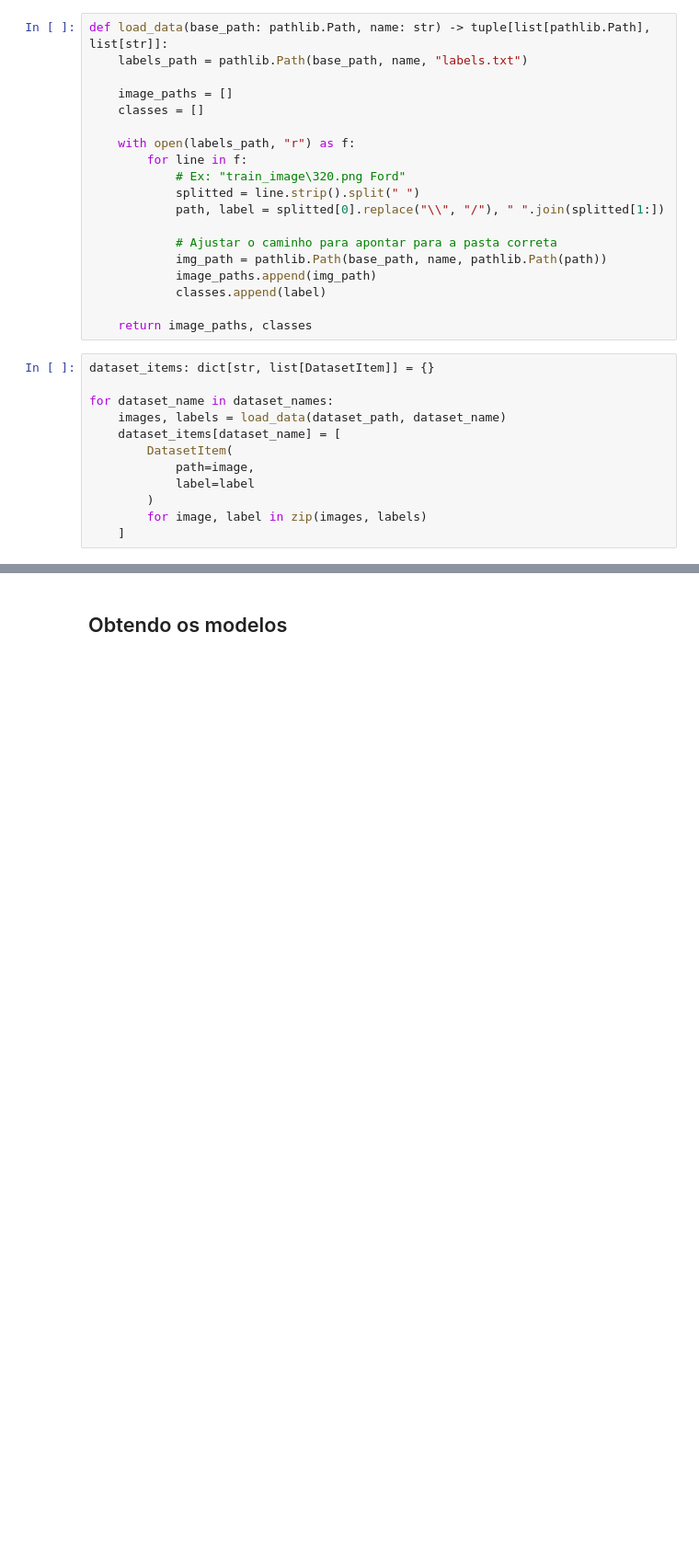
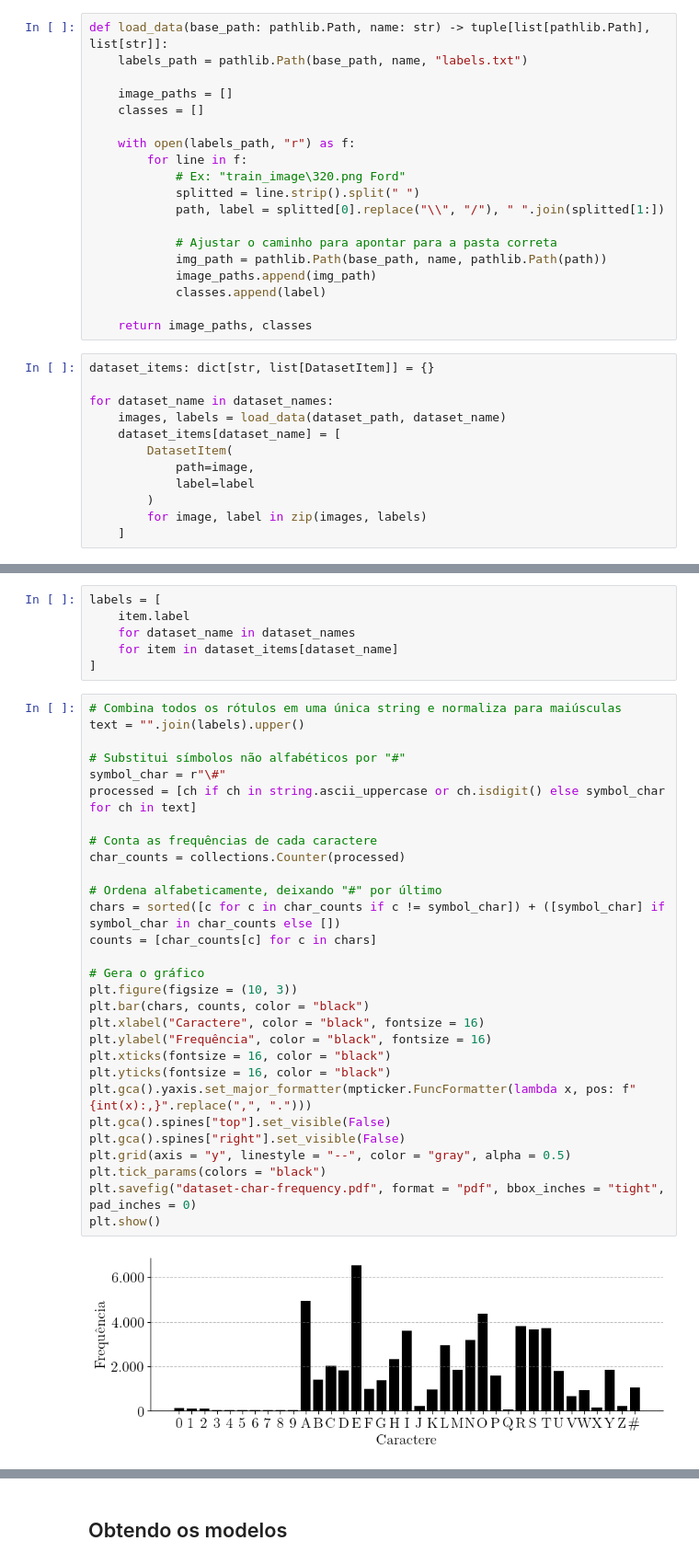
Before and after one commit to lucas-azdias/Artistic-Text-Recognition, a Jupyter notebook: artefatos/TCC.ipynb, the cells around one changed output, grey strips where cells are left out. Shown at 92% size. Drawn from its saved outputs; the diff is of its cells as text; blank space fills up the shorter version.

```diff
--- a/artefatos/TCC.ipynb
+++ b/artefatos/TCC.ipynb
@@ -308,0 +454,37 @@ for dataset_name in dataset_names:
+# %%
+labels = [
+    item.label
+    for dataset_name in dataset_names
+    for item in dataset_items[dataset_name]
+]
+# %%
+# Combina todos os rótulos em uma única string e normaliza para maiúsculas
+text = "".join(labels).upper()
+
+# Substitui símbolos não alfabéticos por "#"
+symbol_char = r"\#"
+processed = [ch if ch in string.ascii_uppercase or ch.isdigit() else symbol_char for ch in text]
+
+# Conta as frequências de cada caractere
+char_counts = collections.Counter(processed)
+
+# Ordena alfabeticamente, deixando "#" por último
+chars = sorted([c for c in char_counts if c != symbol_char]) + ([symbol_char] if symbol_char in char_counts else [])
+counts = [char_counts[c] for c in chars]
+
+# Gera o gráfico
+plt.figure(figsize = (10, 3))
+plt.bar(chars, counts, color = "black")
+plt.xlabel("Caractere", color = "black", fontsize = 16)
+plt.ylabel("Frequência", color = "black", fontsize = 16)
+plt.xticks(fontsize = 16, color = "black")
+plt.yticks(fontsize = 16, color = "black")
+plt.gca().yaxis.set_major_formatter(mpticker.FuncFormatter(lambda x, pos: f"{int(x):,}".replace(",", ".")))
+plt.gca().spines["top"].set_visible(False)
+plt.gca().spines["right"].set_visible(False)
+plt.grid(axis = "y", linestyle = "--", color = "gray", alpha = 0.5)
+plt.tick_params(colors = "black")
+plt.savefig("dataset-char-frequency.pdf", format = "pdf", bbox_inches = "tight", pad_inches = 0)
+plt.show()
+# %% [output]
+[figure, added]
```
Also changed, not shown: parts of 120 cells of this notebook.
